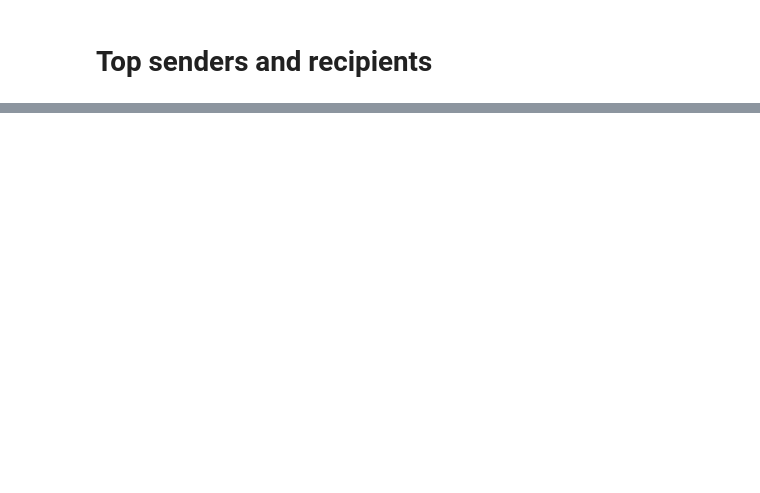
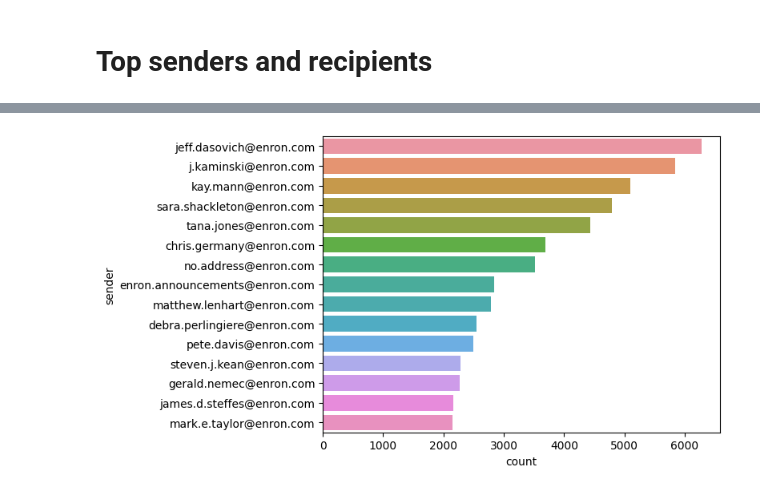
Before and after one commit to Ashlay01/Ash21212022, a Jupyter notebook: Copy_of_download_enron_data.ipynb, the cells around one changed output, grey strips where cells are left out. Drawn from its saved outputs; the diff is of its cells as text; code cells hidden in the pictures; blank space fills up the shorter version.

```diff
--- a/Copy_of_download_enron_data.ipynb
+++ b/Copy_of_download_enron_data.ipynb
@@ -466,2 +472,19 @@ plt.show()
 # %% [markdown]
 # Top senders and recipients
+# %%
+#write down sql query to count top sender using count()
+
+sql_sender = """
+SELECT sender,COUNT(*)
+AS count
+FROM message
+Group by sender
+order by count
+desc
+Limit 15
+"""
+# %%
+#convert data into dataframe
+
+Topsenders_df = pd.read_sql_query(sql_sender,conn)
+Topsenders_df
@@ -467,0 +529,8 @@ plt.show()
+# %%
+#plot graph using barplot()
+
+data = Topsenders_df
+sns.barplot(x="count",y="sender",data=data)
+plt.show()
+# %% [output]
+[figure, added]
```
Also changed, not shown: parts of 19 cells of this notebook.
